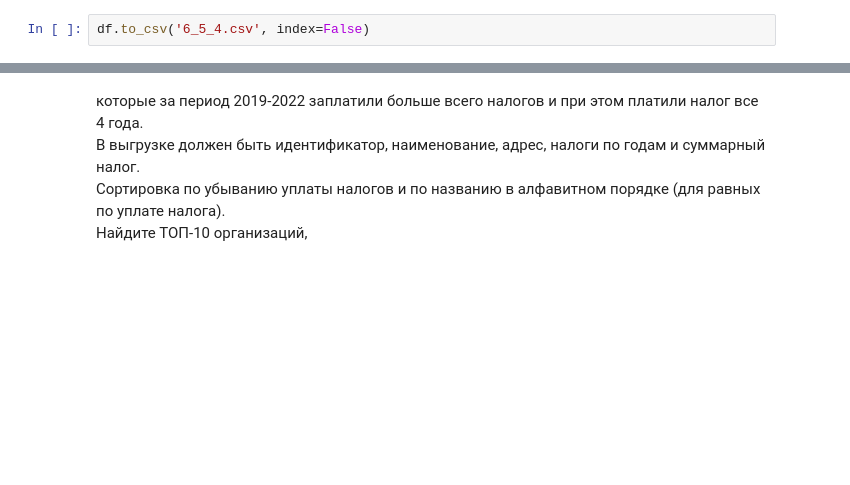
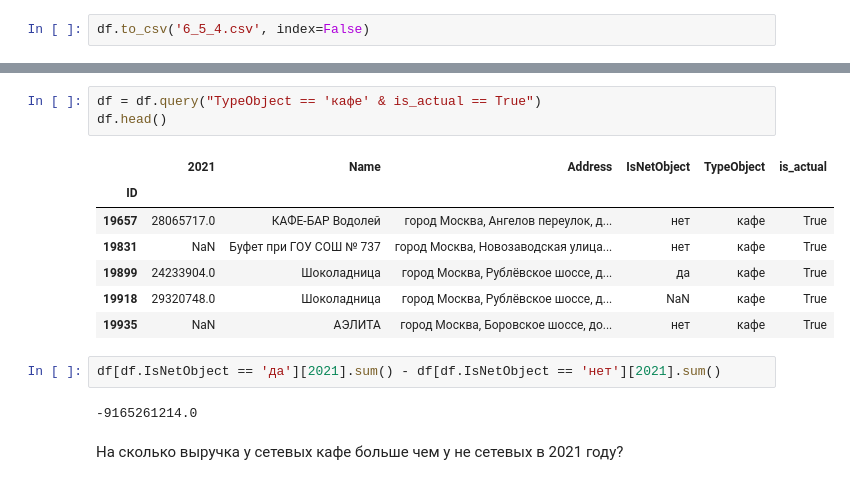
Before and after one commit to gbrs/basics_of_pandas, a Jupyter notebook: 6_5.ipynb, the cells around one changed output, grey strips where cells are left out. Cells and saved outputs as stored; diff of their text form; blank space fills up the shorter version.

```diff
--- a/6_5.ipynb
+++ b/6_5.ipynb
@@ -377,5 +447,17 @@ df.to_csv('6_5_4.csv', index=False)
+# %%
+df = df.query("TypeObject == 'кафе' & is_actual == True")
+df.head()
+# %% [output]
+|  | 2021 | Name | Address | IsNetObject | TypeObject | is_actual |
+| ID |  |  |  |  |  |  |
+| 19657 | 28065717.0 | КАФЕ-БАР Водолей | город Москва, Ангелов переулок, д... | нет | кафе | True |
+| 19831 | NaN | Буфет при ГОУ СОШ № 737 | город Москва, Новозаводская улица... | нет | кафе | True |
+| 19899 | 24233904.0 | Шоколадница | город Москва, Рублёвское шоссе, д... | да | кафе | True |
+| 19918 | 29320748.0 | Шоколадница | город Москва, Рублёвское шоссе, д... | NaN | кафе | True |
+| 19935 | NaN | АЭЛИТА | город Москва, Боровское шоссе, до... | нет | кафе | True |
+# %%
+df[df.IsNetObject == 'да'][2021].sum() - df[df.IsNetObject == 'нет'][2021].sum()
+# %% [output]
+-9165261214.0
 # %% [markdown]
-которые за период 2019-2022 заплатили больше всего налогов и при этом платили налог все 4 года.
-В выгрузке должен быть идентификатор, наименование, адрес, налоги по годам и суммарный налог.
-Сортировка по убыванию уплаты налогов и по названию в алфавитном порядке (для равных по уплате налога).
-Найдите ТОП-10 организаций,
+На сколько выручка у сетевых кафе больше чем у не сетевых в 2021 году?
```
Also changed, not shown: parts of 9 cells of this notebook.
